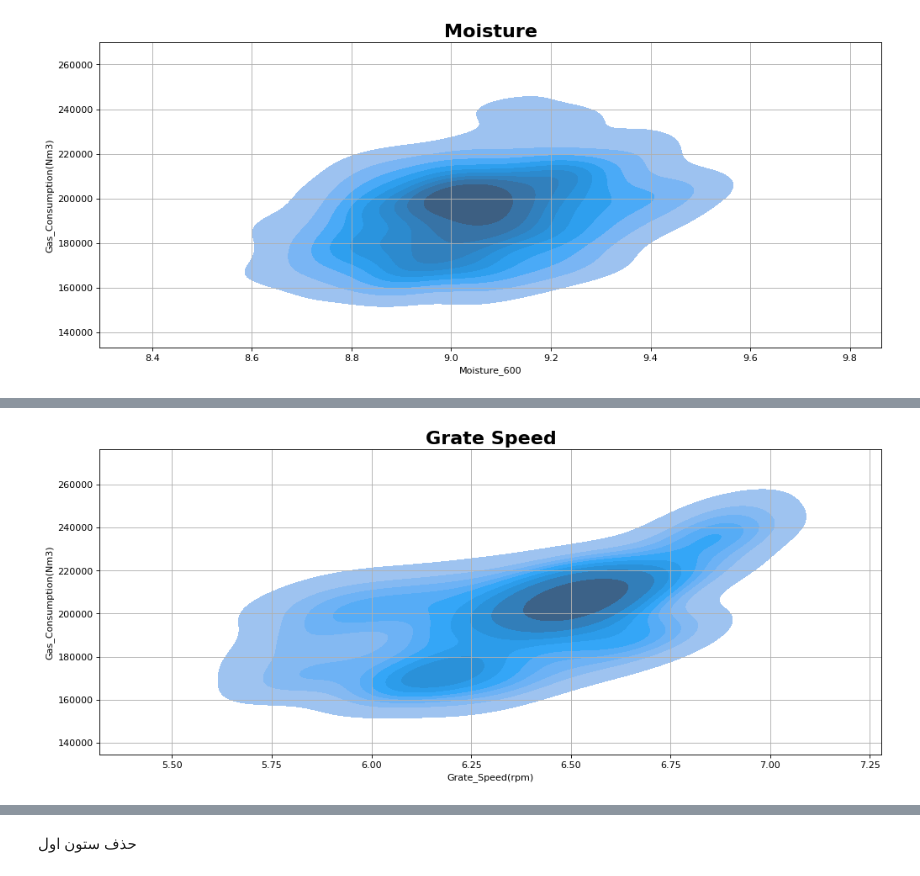
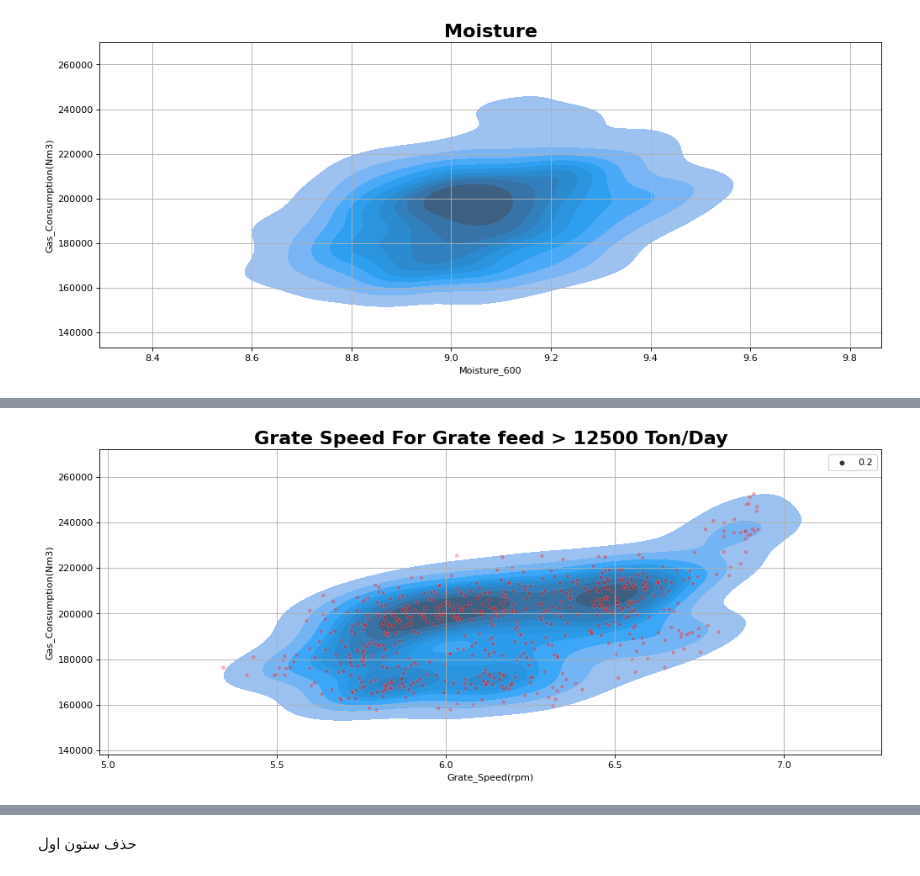
Before and after one commit to heidaralavi/Gas-Prj, a Jupyter notebook: Gas_Visualization.ipynb, the cells around one changed output, grey strips where cells are left out. Cells and saved outputs as stored; diff of their text form; code cells hidden in the pictures.

```diff
--- a/Gas_Visualization.ipynb
+++ b/Gas_Visualization.ipynb
@@ -105,15 +113,13 @@ sns.kdeplot(data=df, x=df.iloc[:,1] , y=df.iloc[:,19],fill=True, levels=10,)
 # %%
 plt.figure(figsize=(15,6),dpi=80)
-plt.title('Grate Speed', fontsize=20,fontweight='bold')
+plt.title('Grate Speed For Grate feed > 12500 Ton/Day', fontsize=20,fontweight='bold')
 plt.grid()
-#x=df[df['Grate_Feed(ton)'] >= 0].iloc[:,7]
-
-#sns.kdeplot(data=df, x=df.iloc[:,7] , y=df.iloc[:,19],fill=True, levels=10)
-sns.kdeplot(data=df, x=df[df['Grate_Feed(ton)'] >= 13000].iloc[:,7] , y=df[df['Grate_Feed(ton)'] >= 13000].iloc[:,19],fill=True, levels=10)
-#sns.scatterplot(data=df, x=df[df['Grate_Feed(ton)'] >= 12500].iloc[:,7] , y=df[df['Grate_Feed(ton)'] >= 12500].iloc[:,19],color='red')
+df12500=df[df['Grate_Feed(ton)'] >= 12500]
+sns.kdeplot(data=df12500, x=df12500.iloc[:,7] , y=df12500.iloc[:,19],fill=True, levels=10)
+sns.scatterplot(data=df12500, x=df12500.iloc[:,7] , y=df12500.iloc[:,19],color='red',size=0.2,alpha=0.3)
 plt.show()
 #Download to local drive
 #File_Name='Grate_Speed.jpg'
 #Download_to_local_drive(File_Name)
 # %% [output]
-[figure, old version]
+[figure, new version]
```
Also changed, not shown: parts of 17 cells of this notebook.
